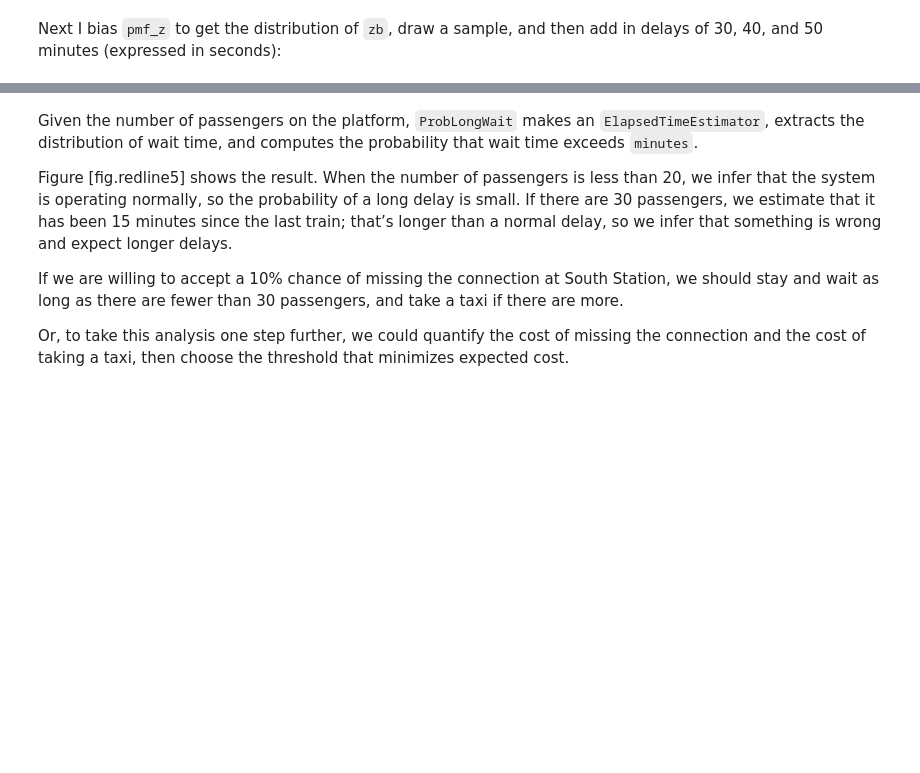
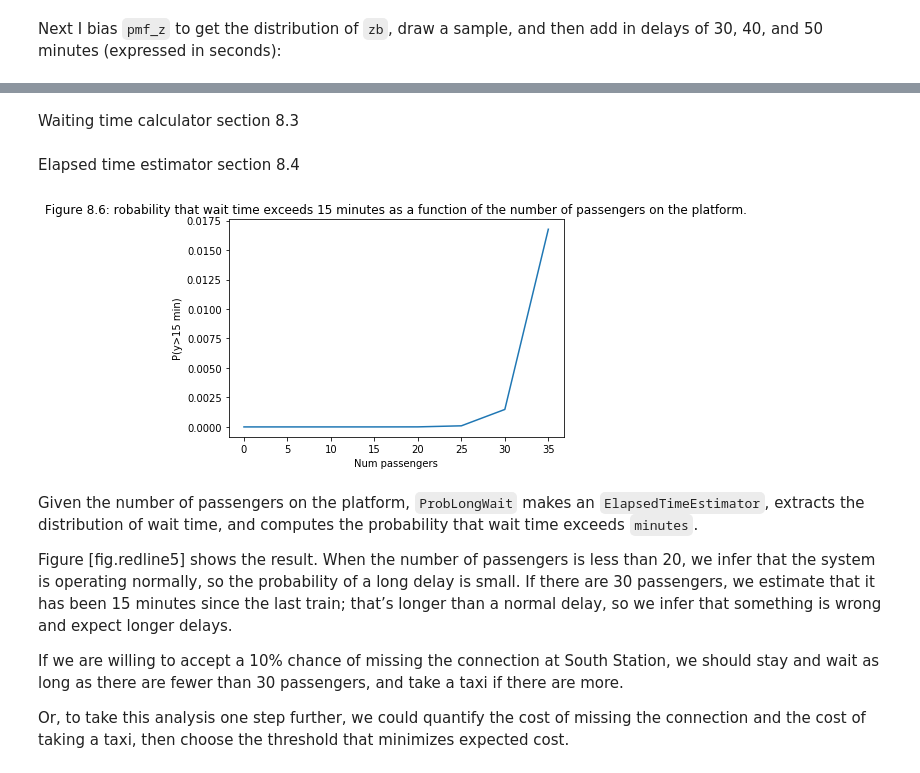
Before and after one commit to antshk/ThinkBayes, a Jupyter notebook: notebooks/08_Observer_Bias.ipynb, the cells around one changed output, grey strips where cells are left out. Drawn from its saved outputs; the diff is of its cells as text; code cells hidden in the pictures; blank space fills up the shorter version.

```diff
--- a/notebooks/08_Observer_Bias.ipynb
+++ b/notebooks/08_Observer_Bias.ipynb
@@ -527,3 +537,52 @@ def ProbLongWait(num_passengers, minutes):
+# %% [markdown]
+Waiting time calculator section 8.3
+# %%
+pmfs_uniform = np.tile(pmf_z_xk,(pmf_z_xk.size,1)) <= pmf_z_xk[:,None]
+pmfs_uniform = pmfs_uniform / pmfs_uniform.sum(axis=1)[:,None]
+
+pmf_x_pk = (pmfs_uniform * pmf_zb_pk[:,None]).sum(axis=0)
+# %% [markdown]
+Elapsed time estimator section 8.4
+# %%
+mg_pmf_z_xk_1, mg_pmf_z_xk_2 = np.meshgrid(pmf_z_xk,pmf_z_xk)
+pmf_y_pred_xk = (mg_pmf_z_xk_1-mg_pmf_z_xk_2)#.round(3)
+
+idx_positive = pmf_y_pred_xk >= 0
+pmf_y_pred_xk = pmf_y_pred_xk[idx_positive]
+
+idx_sort = pmf_y_pred_xk.argsort()
+pmf_y_pred_xk = pmf_y_pred_xk[idx_sort]
+
+pmf_y_pred_xk_unique, pmf_y_pred_xk_unique_idx = np.unique(pmf_y_pred_xk,return_index=True)
+
+probs=[]
+
+for a_num_passengers in num_passengers:
+    likelihood = stats.poisson.pmf(a_num_passengers, lam*pmf_z_xk)
+
+    pmf_x_posterior_pk = pmf_x_pk * likelihood
+    pmf_x_posterior_pk = pmf_x_posterior_pk / pmf_x_posterior_pk.sum()
+
+    mg_pmf_x_posterior_pk, mg_pmf_zb_pk = np.meshgrid(pmf_x_posterior_pk,pmf_zb_pk)
+
+    pmf_y_pred_pk = (mg_pmf_zb_pk * mg_pmf_x_posterior_pk)[idx_positive][idx_sort]
+
+    pmf_y_pred_pk_unique = np.array(list(map( lambda x: x.sum(), np.split(pmf_y_pred_pk,pmf_y_pred_xk_unique_idx[1:]) ) ) )
+    pmf_y_pred_pk_unique = pmf_y_pred_pk_unique / pmf_y_pred_pk_unique.sum()
+
+    cdf_y_pred_xk_unique = pmf_y_pred_xk_unique
+    cdf_y_pred_pk_unique = pmf_y_pred_pk_unique.cumsum()
+
+    idx = (cdf_y_pred_xk_unique <= delay).argmin()
+    probs.append(1-cdf_y_pred_pk_unique[idx])
+# %%
+#Figure 8.6
+plt.plot(num_passengers,probs)
+plt.ylabel('P(y>15 min)');
+plt.xlabel('Num passengers');
+plt.title('Figure 8.6: robability that wait time exceeds 15 minutes as a function of the number of passengers on the platform.');
+# %% [output]
+[figure, added]
 # %% [markdown]
 Given the number of passengers on the platform,
 `ProbLongWait` makes an `ElapsedTimeEstimator`,
```
Also changed, not shown: parts of 19 cells of this notebook.
